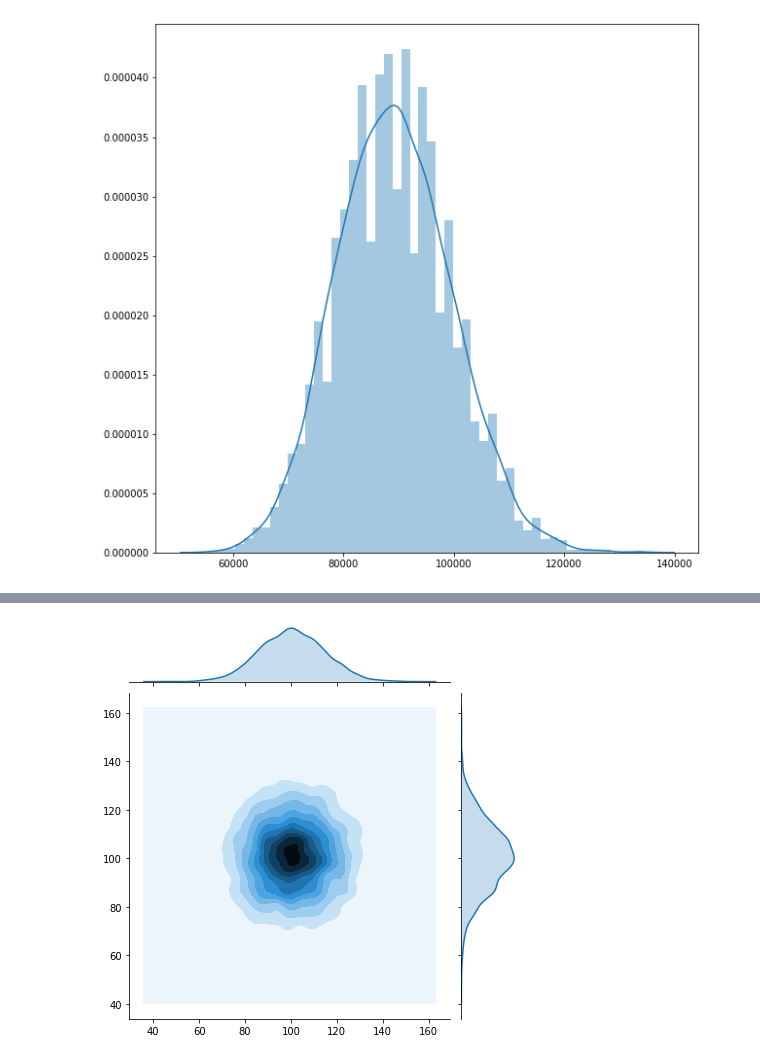
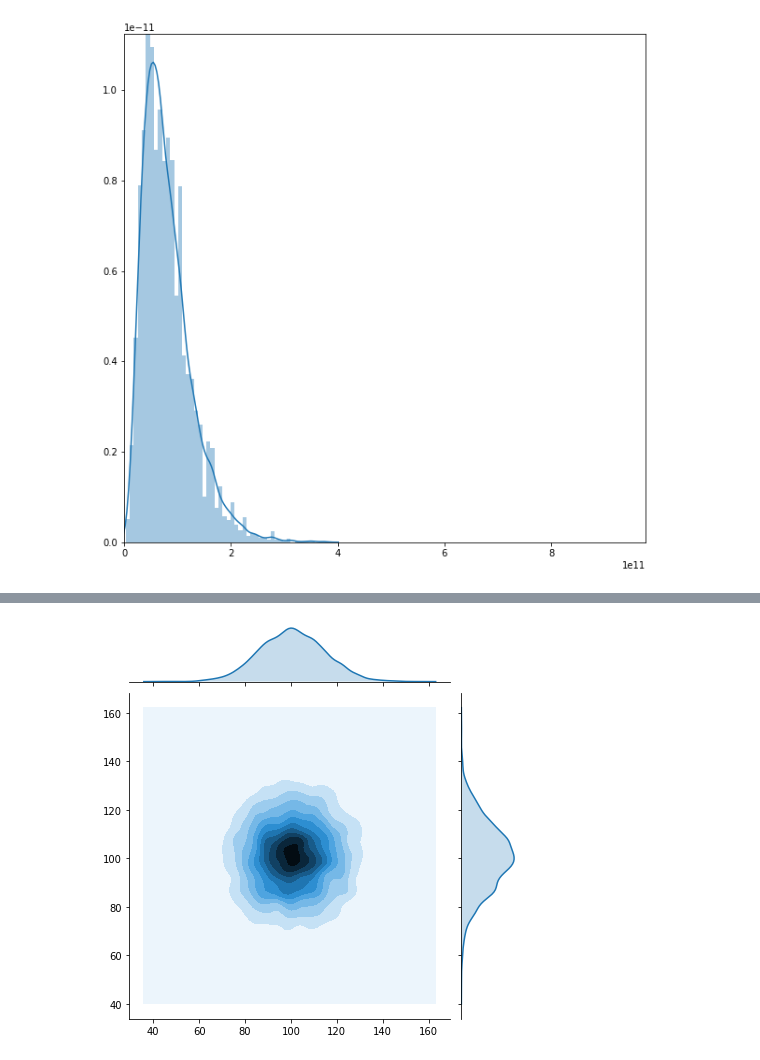
Before and after one commit to saroyas/Asexual-Sexual_reproduction, a Jupyter notebook: v1 - linear - testing.ipynb, the cells around one changed output, grey strips where cells are left out. Drawn from its saved outputs; the diff is of its cells as text; code cells hidden in the pictures.

Commit message:
okay, there was a bug in the recombination stage - I think it's been corrected now

```diff
--- a/v1 - linear - testing.ipynb
+++ b/v1 - linear - testing.ipynb
@@ -79,6 +79,14 @@ class world():
         next_gen_chosen = np.random.choice(current_organism_index, size=next_gen_size, replace=True)
         self.asex_pop_mat = self.asex_pop_mat[:, next_gen_chosen]
 
+    def sexual_recombination(self):
+        current_organism_index = np.arange(self.population_sizes(sex=True))
+        next_gen_size = int(self.population_sizes(sex=True) * self.sex_repl_ratio)
+        next_gen_chosen = np.random.choice(current_organism_index, size=next_gen_size, replace=True)
+        chosen_orgs = self.sex_pop_mat[:, next_gen_chosen]
+        for i in range(self.loci):
+            np.random.shuffle(self.sex_pop_mat[i])
+
     def sexual_replication(self):
         total_sex_pop = self.population_sizes(sex=True)
         current_organism_index = np.arange(total_sex_pop)
@@ -122,7 +130,7 @@ class world():
         if pop_size_preserving == True:
             self.pop_size_preserving_repl_rates()
         self.asex_replication_stage()
-        self.sexual_replication()
+        self.sexual_recombination()
         # REGENERATE THE TOTAL POP MATRIX:
         self.total_pop_mat = np.concatenate([self.asex_pop_mat, self.sex_pop_mat], axis=1)
         self.separator = self.asex_pop_mat.shape[1]
@@ -194,7 +202,7 @@ class world():
         for m, species in [('v', sex_3d)]:  # ('o', asex_3d),
             xs = species[0, :]
             ys = species[1, :]
-            sns.jointplot(x=xs, y=ys, kind="kde")
+            sns.jointplot(x=xs, y=ys, kind="kde", xlim =(20, 80), ylim=(20, 80))
 
     def plot_fitness(self, fitness=False, proportions=False):
         fitness_array = self.calc_fitness_array()
@@ -205,10 +213,11 @@ class world():
         #print('num above 360 ',num_above_360)
         #print('num below 240 ', num_below_240)
         plt.figure(figsize=(10, 10))
+        plt.xlim(0,250**5)
         sns.distplot(sex_fitness)
 # %%
 population_size = 20000
-gia = world(population_size, 3, 100, 10, 0.5, 0.5, 10 / 5, 10 / 5, 0.5)
-gia.plot_fitness()
+gia = world(population_size, 3, 50, 10, 0.5, 0.5, 10 / 5, 10 / 5, 0.5)
+gia.plot_fitness(fitness=True)
 # %% [output]
-[figure, old version]
+[figure, new version]
```
Also changed, not shown: parts of 6 cells of this notebook, 3 other files.
